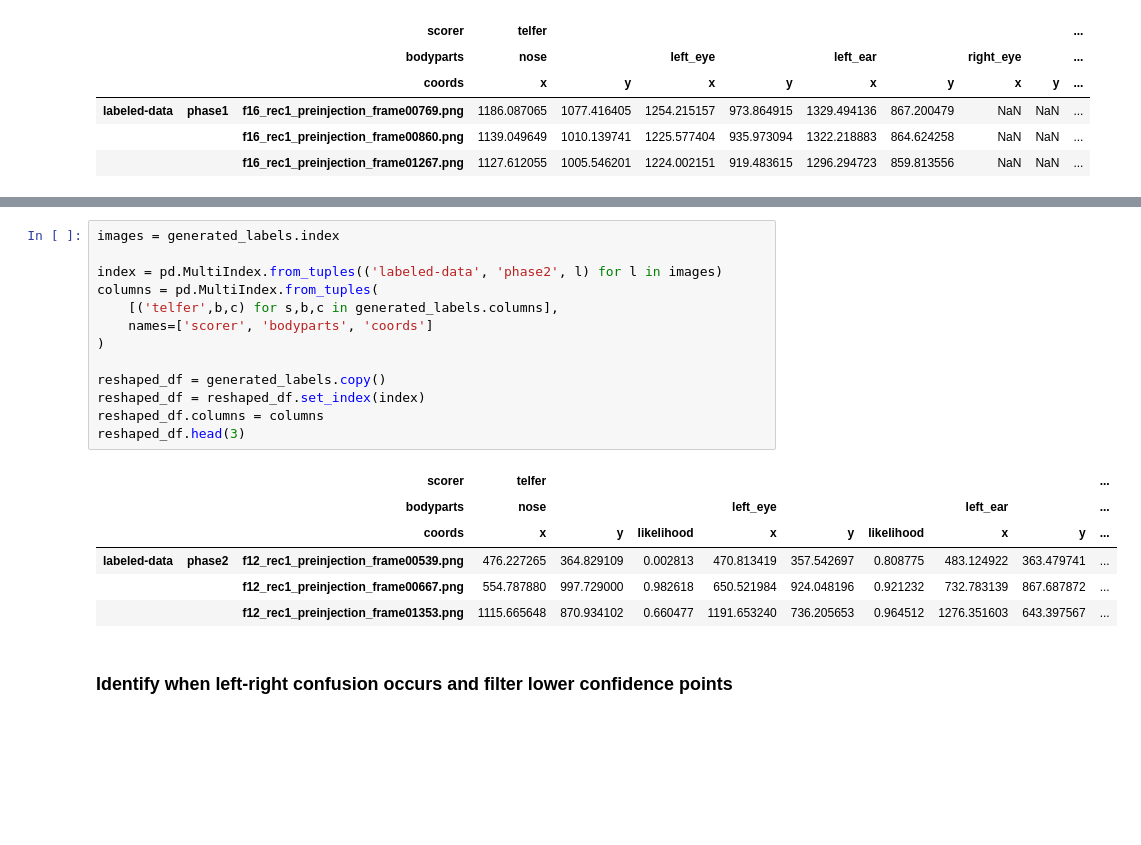
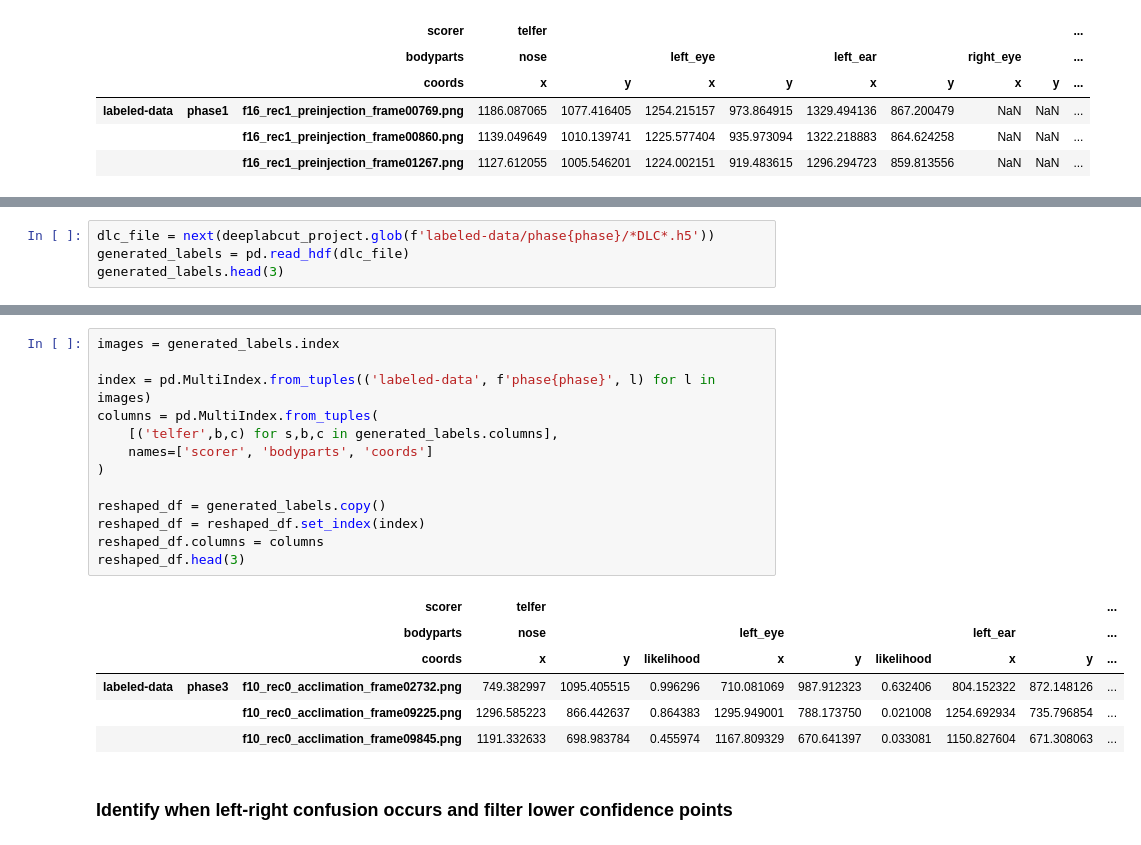
Before and after one commit to Helenel430/mouse-facial-expressions-2023, a Jupyter notebook: notebooks/04-apply-dlc-model-to-frames.ipynb, the cells around one changed output, grey strips where cells are left out. Cells and saved outputs as stored; diff of their text form; blank space fills up the shorter version.

Commit message:
Convert phase 3 dlc labels to user labels

```diff
--- a/notebooks/04-apply-dlc-model-to-frames.ipynb
+++ b/notebooks/04-apply-dlc-model-to-frames.ipynb
@@ -38,0 +60,4 @@ generated_labels.head(3)
+# %%
+dlc_file = next(deeplabcut_project.glob(f'labeled-data/phase{phase}/*DLC*.h5'))
+generated_labels = pd.read_hdf(dlc_file)
+generated_labels.head(3)
@@ -39,23 +71,23 @@ generated_labels.head(3)
 # %%
 images = generated_labels.index
 
-index = pd.MultiIndex.from_tuples(('labeled-data', 'phase2', l) for l in images)
+index = pd.MultiIndex.from_tuples(('labeled-data', f'phase{phase}', l) for l in images)
 columns = pd.MultiIndex.from_tuples(
     [('telfer',b,c) for s,b,c in generated_labels.columns],
     names=['scorer', 'bodyparts', 'coords']
 )
 
 reshaped_df = generated_labels.copy()
 reshaped_df = reshaped_df.set_index(index)
 reshaped_df.columns = columns
 reshaped_df.head(3)
 # %% [output]
 |  |  | scorer | telfer |  |  |  |  |  |  |  | ... |
 |  |  | bodyparts | nose |  |  | left_eye |  |  | left_ear |  | ... |
 |  |  | coords | x | y | likelihood | x | y | likelihood | x | y | ... |
-| labeled-data | phase2 | f12_rec1_preinjection_frame00539.png | 476.227265 | 364.829109 | 0.002813 | 470.813419 | 357.542697 | 0.808775 | 483.124922 | 363.479741 | ... |
-|  |  | f12_rec1_preinjection_frame00667.png | 554.787880 | 997.729000 | 0.982618 | 650.521984 | 924.048196 | 0.921232 | 732.783139 | 867.687872 | ... |
-|  |  | f12_rec1_preinjection_frame01353.png | 1115.665648 | 870.934102 | 0.660477 | 1191.653240 | 736.205653 | 0.964512 | 1276.351603 | 643.397567 | ... |
+| labeled-data | phase3 | f10_rec0_acclimation_frame02732.png | 749.382997 | 1095.405515 | 0.996296 | 710.081069 | 987.912323 | 0.632406 | 804.152322 | 872.148126 | ... |
+|  |  | f10_rec0_acclimation_frame09225.png | 1296.585223 | 866.442637 | 0.864383 | 1295.949001 | 788.173750 | 0.021008 | 1254.692934 | 735.796854 | ... |
+|  |  | f10_rec0_acclimation_frame09845.png | 1191.332633 | 698.983784 | 0.455974 | 1167.809329 | 670.641397 | 0.033081 | 1150.827604 | 671.308063 | ... |
 # %% [markdown]
 ### Identify when left-right confusion occurs and filter lower confidence points
 # %%
```
Also changed, not shown: parts of 7 cells of this notebook.
